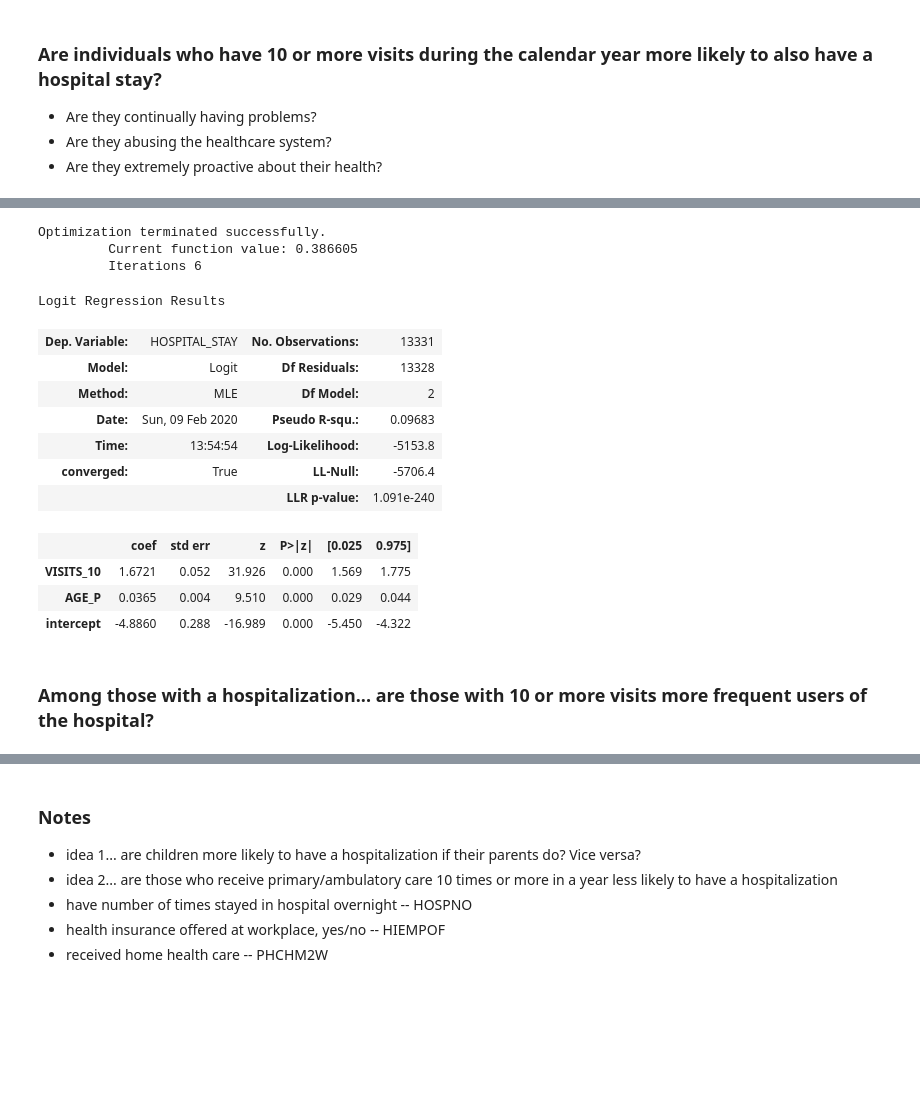
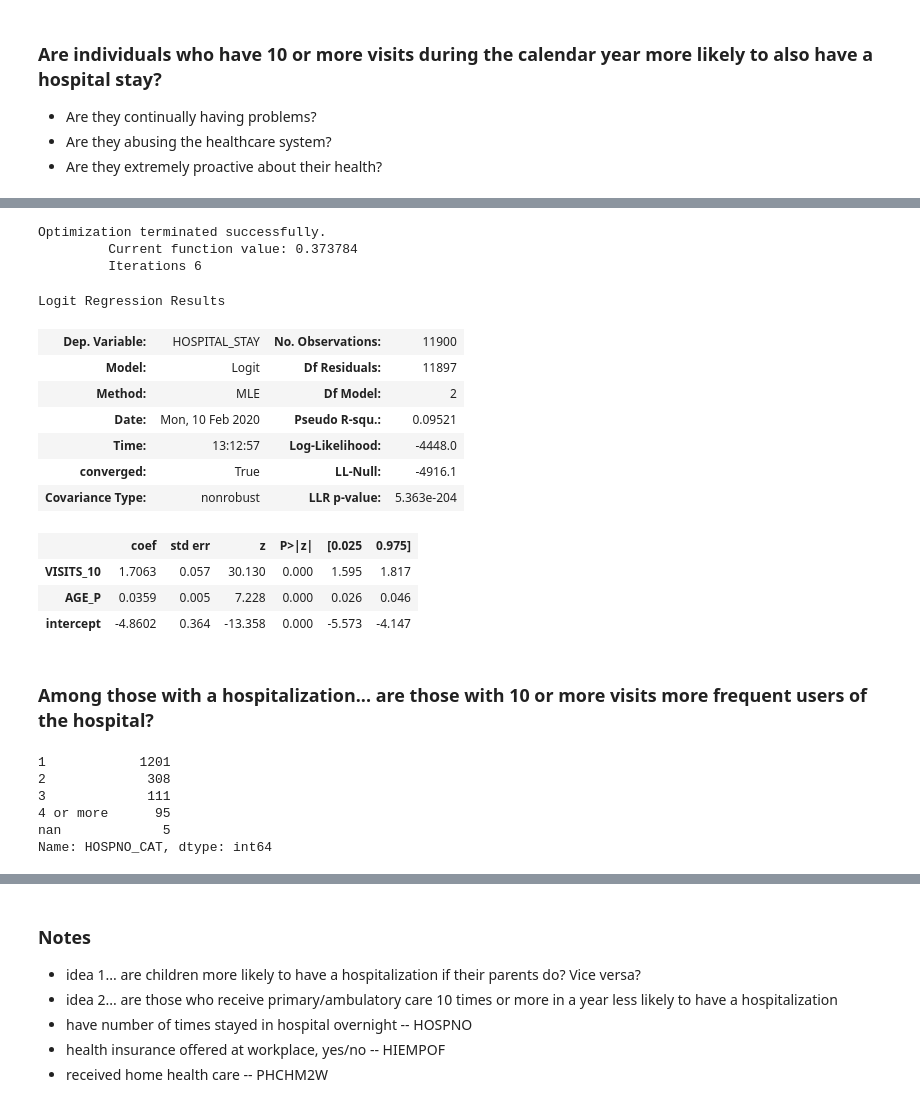
Before and after one commit to allej8/nhis, a Jupyter notebook: nhis-case-study.ipynb, the cells around one changed output, grey strips where cells are left out. Drawn from its saved outputs; the diff is of its cells as text; code cells hidden in the pictures; blank space fills up the shorter version.

```diff
--- a/nhis-case-study.ipynb
+++ b/nhis-case-study.ipynb
@@ -8,6 +11,7 @@ import matplotlib.pyplot as plt
 # %%
 # reading in family info and subsetting to 65+ year olds
 peeps = pd.read_csv('Data/personsx.csv')
-peeps65 = peeps[peeps['AGE_P']>=65].copy()
+peeps = peeps.assign(_id=np.arange(len(peeps))).reset_index(drop=True)
+peeps65 = peeps[(peeps['AGE_P']>=65)].copy()
 peeps65.shape
 # %% [output]
@@ -24,8 +18,0 @@ sns.distplot(peeps65["HOSPNO"].dropna() , color="skyblue", ax=axes[1, 1])
-# %%
-peeps65['HOSPNO'] = np.where(peeps65['HOSPNO'] == 999,np.nan, peeps65['HOSPNO'])
-
-f, axes = plt.subplots(2, 2, figsize=(7, 7), sharex=False)
-sns.distplot(peeps65["AGE_P"] , color="skyblue", ax=axes[0, 0])
-sns.distplot(peeps65["P10DVYR"] , color="skyblue", ax=axes[0, 1])
-sns.distplot(peeps65["PHOSPYR2"] , color="skyblue", ax=axes[1, 0])
-sns.distplot(peeps65["HOSPNO"].dropna() , color="skyblue", ax=axes[1, 1])
@@ -74,6 +111,5 @@ peeps65['HOSPNO_CAT'] = np.where(peeps65['HOSPNO'] > 3, '4 or more', peeps65['HO
 - Are they abusing the healthcare system?
 - Are they extremely proactive about their health?
 # %%
-cols_to_keep = ['HOSPITAL_STAY','VISITS_10', 'AGE_P']
+cols_to_keep = ['_id','HOSPITAL_STAY','VISITS_10', 'AGE_P']
 dat = peeps65[cols_to_keep].copy().dropna()
-dat.shape
@@ -105,28 +143,28 @@ bp.set(xlabel='>= 10 healthcare visits in last year', ylabel='Hospitalization in
 # %%
 # modeling
 dat['intercept'] = 1.0
-train_cols = dat.columns[1:]
+train_cols = dat.columns[2:]
 train_cols
 logit = sm.Logit(dat['HOSPITAL_STAY'], dat[train_cols])
 
 # fit the model
 result = logit.fit()
 result.summary()
 # %% [output]
 Optimization terminated successfully.
-         Current function value: 0.386605
+         Current function value: 0.373784
          Iterations 6
 Logit Regression Results
-| Dep. Variable: | HOSPITAL_STAY | No. Observations: | 13331 |
-| Model: | Logit | Df Residuals: | 13328 |
+| Dep. Variable: | HOSPITAL_STAY | No. Observations: | 11900 |
+| Model: | Logit | Df Residuals: | 11897 |
 | Method: | MLE | Df Model: | 2 |
-| Date: | Sun, 09 Feb 2020 | Pseudo R-squ.: | 0.09683 |
-| Time: | 13:54:54 | Log-Likelihood: | -5153.8 |
-| converged: | True | LL-Null: | -5706.4 |
-|  |  | LLR p-value: | 1.091e-240 |
+| Date: | Mon, 10 Feb 2020 | Pseudo R-squ.: | 0.09521 |
+| Time: | 13:12:57 | Log-Likelihood: | -4448.0 |
+| converged: | True | LL-Null: | -4916.1 |
+| Covariance Type: | nonrobust | LLR p-value: | 5.363e-204 |
 |  | coef | std err | z | P>|z| | [0.025 | 0.975] |
-| VISITS_10 | 1.6721 | 0.052 | 31.926 | 0.000 | 1.569 | 1.775 |
-| AGE_P | 0.0365 | 0.004 | 9.510 | 0.000 | 0.029 | 0.044 |
-| intercept | -4.8860 | 0.288 | -16.989 | 0.000 | -5.450 | -4.322 |
+| VISITS_10 | 1.7063 | 0.057 | 30.130 | 0.000 | 1.595 | 1.817 |
+| AGE_P | 0.0359 | 0.005 | 7.228 | 0.000 | 0.026 | 0.046 |
+| intercept | -4.8602 | 0.364 | -13.358 | 0.000 | -5.573 | -4.147 |
 # %% [markdown]
 ### Among those with a hospitalization... are those with 10 or more visits more frequent users of the hospital?
@@ -134,0 +177,10 @@ Logit Regression Results
+# %%
+tab = pd.crosstab(datHosp['HOSPNO_CAT'],datHosp['VISITS_10'])
+datHosp['HOSPNO_CAT'].value_counts()
+# %% [output]
+1            1201
+2             308
+3             111
+4 or more      95
+nan             5
+Name: HOSPNO_CAT, dtype: int64
```
Also changed, not shown: parts of 17 cells of this notebook, 1 other file.
